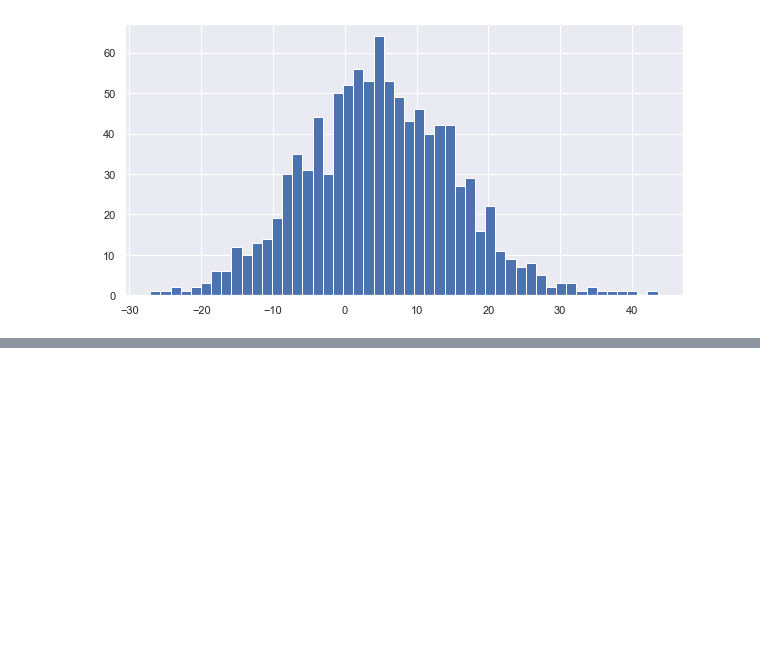
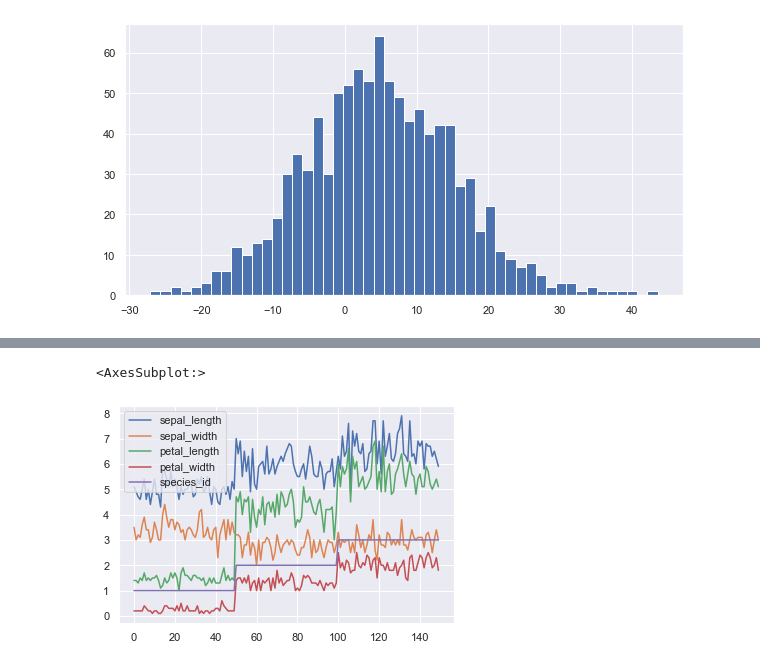
Before and after one commit to janson11/python-demo, a Jupyter notebook: day/Chapter25/Chapter25.ipynb, the cells around one changed output, grey strips where cells are left out. Cells and saved outputs as stored; diff of their text form; code cells hidden in the pictures; blank space fills up the shorter version.

```diff
--- a/day/Chapter25/Chapter25.ipynb
+++ b/day/Chapter25/Chapter25.ipynb
@@ -16,0 +40,5 @@ sns.set()
+# %%
+df_iris.plot()
+# %% [output]
+<AxesSubplot:>
+[figure, added]
```
Also changed, not shown: parts of 3 cells of this notebook.
